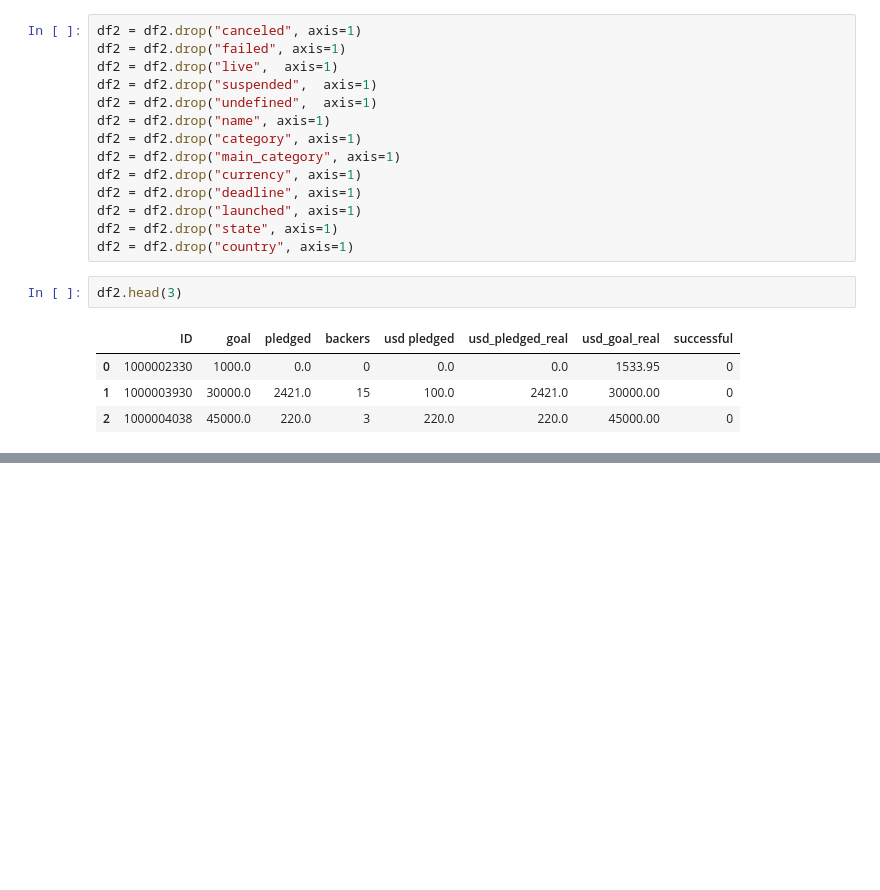
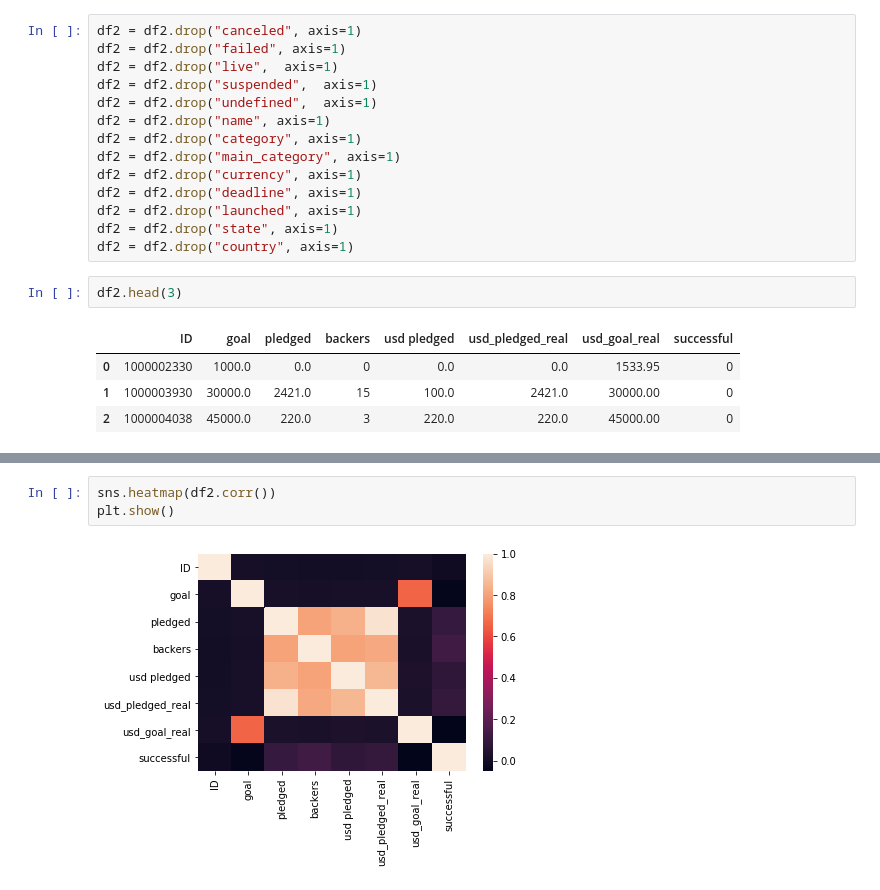
Before and after one commit to NaoyaHeiuchi/skillupai, a Jupyter notebook: Day2_work_塀内直也.ipynb, the cells around one changed output, grey strips where cells are left out. Cells and saved outputs as stored; diff of their text form; blank space fills up the shorter version.

```diff
--- a/Day2_work_塀内直也.ipynb
+++ b/Day2_work_塀内直也.ipynb
@@ -59,3 +62,8 @@ plt.show()
+# %%
+sns.heatmap(df2.corr())
+plt.show()
+# %% [output]
+[figure, added]
 # %%
 # ロジスティック回帰
 y = df2["successful"].values
```
Also changed, not shown: parts of 13 cells of this notebook.
